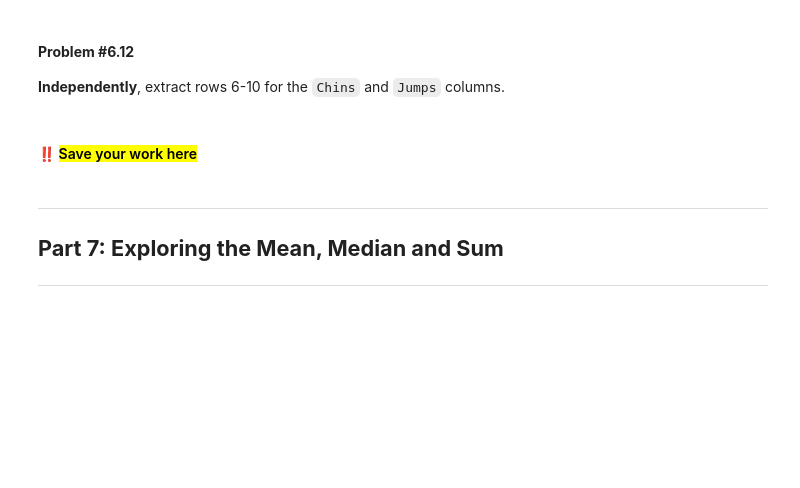
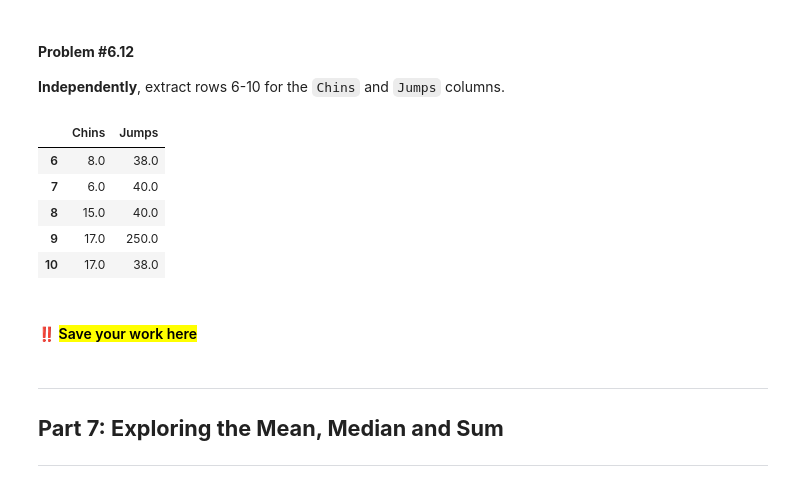
Before and after one commit to Gnuance/Comsc240-LabPandas2, a Jupyter notebook: Pandas_Dataset_Analysis_Lab_Notebook.ipynb, the cells around one changed output. Cells and saved outputs as stored; diff of their text form; code cells hidden in the pictures; blank space fills up the shorter version.

```diff
--- a/Pandas_Dataset_Analysis_Lab_Notebook.ipynb
+++ b/Pandas_Dataset_Analysis_Lab_Notebook.ipynb
@@ -676,6 +796,15 @@ linnerud_df[linnerud_df['Chins']>6]
 # %%
 # Extract rows 6-10 of the dataset for the Chins and Jumps columns
 # code here
+chinsJumps6to10 = linnerud_df.loc[6:10, ["Chins", "Jumps"]]
+chinsJumps6to10
+# %% [output]
+|  | Chins | Jumps |
+| 6 | 8.0 | 38.0 |
+| 7 | 6.0 | 40.0 |
+| 8 | 15.0 | 40.0 |
+| 9 | 17.0 | 250.0 |
+| 10 | 17.0 | 38.0 |
 # %% [markdown]
 #### ‼️ <mark> Save your work here </mark>
 # %% [markdown]
```
Also changed, not shown: parts of 12 cells of this notebook.
